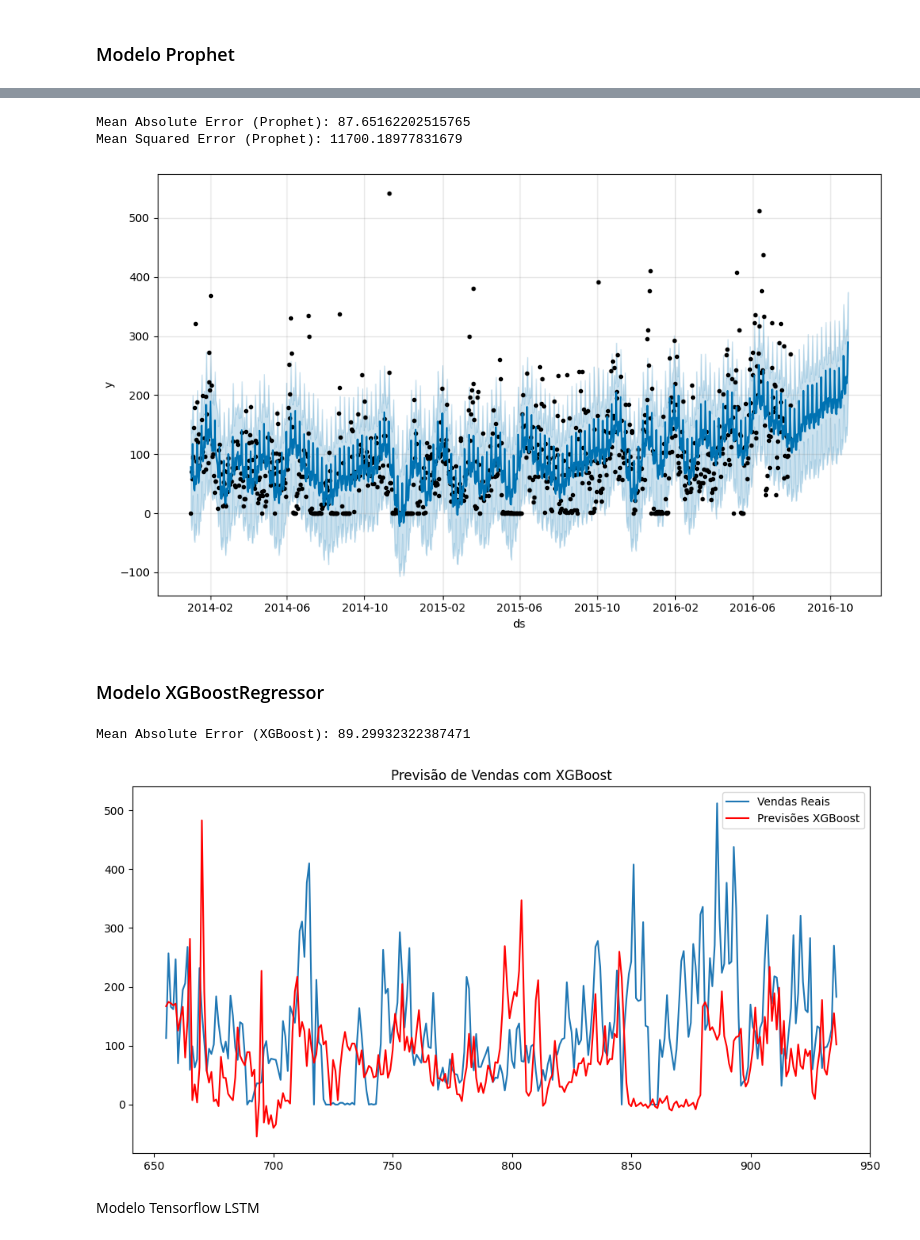
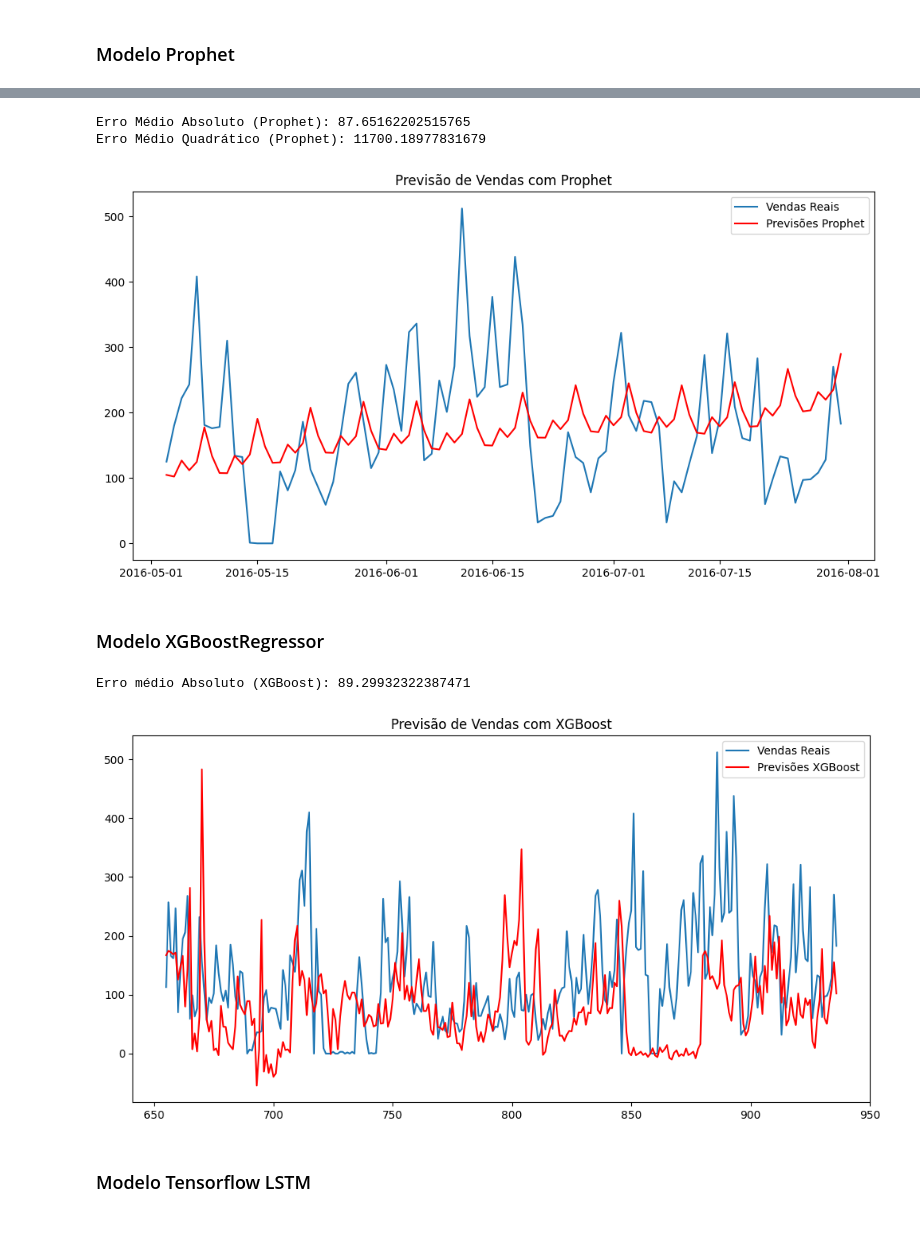
Before and after one commit to MARINHOALEX/Previsao-de-Demanda-com-Series-Temporal, a Jupyter notebook: previsao de demanda Series Temporais.ipynb, the cells around one changed output, grey strips where cells are left out. Saved outputs shown, nothing was run; the diff lists cells and outputs as text; code cells hidden in the pictures.

```diff
--- a/previsao de demanda Series Temporais.ipynb
+++ b/previsao de demanda Series Temporais.ipynb
@@ -64,6 +64,7 @@ dtype: int64
 df.data = pd.to_datetime(df['data'])
 # %%
 # Criando features temporais
+df['dia'] = df['data'].dt.day
 df['ano'] = df['data'].dt.year
 df['mes'] = df['data'].dt.month
 df['dia_semana'] = df['data'].dt.dayofweek
@@ -94,29 +95,33 @@ test = df[df.data >= '2015-01-01']
 # %% [markdown]
 ### Modelo Prophet
 # %%
-from prophet import Prophet
-
+# Preparando os dados para o modelo Prophet
 df_prophet = df[['data', 'venda']].rename(columns={'data': 'ds', 'venda': 'y'})
 
+# Criando e ajustando o modelo Prophet
 model = Prophet(yearly_seasonality=True, daily_seasonality=True)
 model.fit(df_prophet)
 
+# Gerando previsões para os próximos 90 dias
 future = model.make_future_dataframe(periods=90)
 forecast = model.predict(future)
 
-model.plot(forecast)
+# Obtendo as previsões dos últimos 90 dias e os valores reais correspondentes
+predictions = forecast['yhat'][-90:].values  # Previsões dos últimos 90 dias
+y_test_real = df_prophet['y'].values[-90:]   # Valores reais das vendas
 
-print()
-
-# Avaliando mae e mse
-predictions = forecast['yhat'][-90:].values
-y_test_real = df_prophet['y'].values[-90:]
-
+# Calculando MAE e MSE
 mae = mean_absolute_error(y_test_real, predictions)
-print(f'Mean Absolute Error (Prophet): {mae}')
+print(f'Erro Médio Absoluto (Prophet): {mae}')
 
 mse = mean_squared_error(y_test_real, predictions)
-print(f'Mean Squared Error (Prophet): {mse}')
+print(f'Erro Médio Quadrático (Prophet): {mse}')
 
+# Plotando as previsões em comparação com as vendas reais
+plt.figure(figsize=(12, 6))
+plt.plot(df_prophet['ds'][-90:], y_test_real, label='Vendas Reais')
+plt.plot(df_prophet['ds'][-90:], predictions, label='Previsões Prophet', color='red')
+plt.title('Previsão de Vendas com Prophet')
+plt.legend()
 plt.show()
 # %% [output]
@@ -125,22 +130,30 @@ plt.show()
-Mean Absolute Error (Prophet): 87.65162202515765
-Mean Squared Error (Prophet): 11700.18977831679
+Erro Médio Absoluto (Prophet): 87.65162202515765
+Erro Médio Quadrático (Prophet): 11700.18977831679
-[figure, old version]
+[figure, new version]
 # %% [markdown]
 ### Modelo XGBoostRegressor
 # %%
 import xgboost as xgb
 
+# Selecionando as características (ano, mês, dia) e o alvo (vendas)
 X = df[['ano', 'mes', 'dia']]
 y = df['venda']
+
+# Dividindo os dados em conjuntos de treino e teste
 X_train, X_test, y_train, y_test = train_test_split(X, y, test_size=0.3, shuffle=False)
 
+# Criando e ajustando o modelo XGBoost
 model = xgb.XGBRegressor(objective='reg:squarederror')
 model.fit(X_train, y_train)
 
+# Fazendo previsões com o modelo
 y_pred = model.predict(X_test)
+
+# Avaliando o desempenho do modelo usando MAE
 mae = mean_absolute_error(y_test, y_pred)
-print(f'Mean Absolute Error (XGBoost): {mae}')
+print(f'Erro médio Absoluto (XGBoost): {mae}')
 
+# Plotando as previsões em comparação com as vendas reais
 plt.figure(figsize=(12, 6))
 plt.plot(y_test.index, y_test, label='Vendas Reais')
 plt.plot(y_test.index, y_pred, label='Previsões XGBoost', color='red')
@@ -148,8 +161,8 @@ plt.title('Previsão de Vendas com XGBoost')
 plt.legend()
 plt.show()
 # %% [output]
-Mean Absolute Error (XGBoost): 89.29932322387471
+Erro médio Absoluto (XGBoost): 89.29932322387471
 [figure]
 # %% [markdown]
-Modelo Tensorflow LSTM
+### Modelo Tensorflow LSTM
 # %%
```
Also changed, not shown: parts of 4 cells of this notebook.
